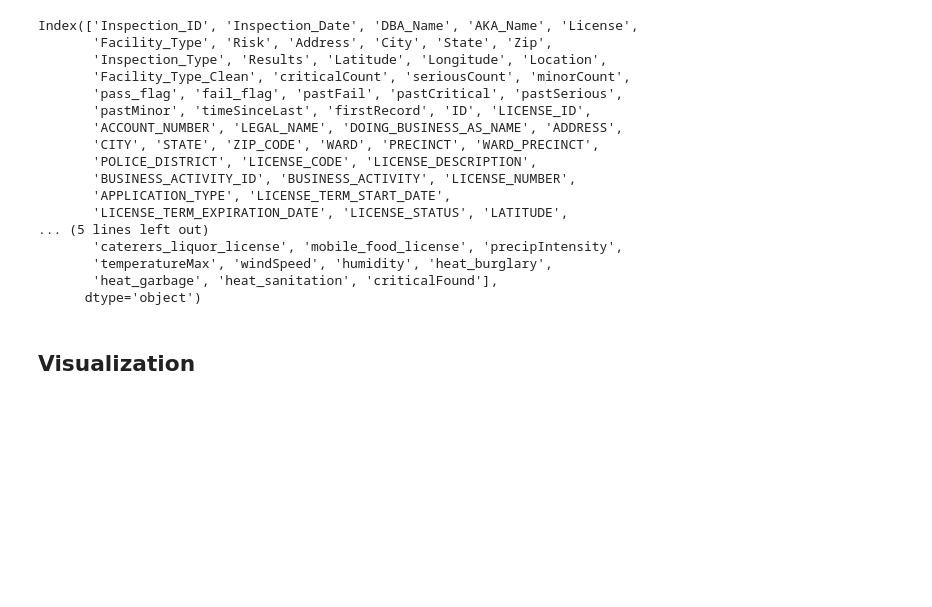
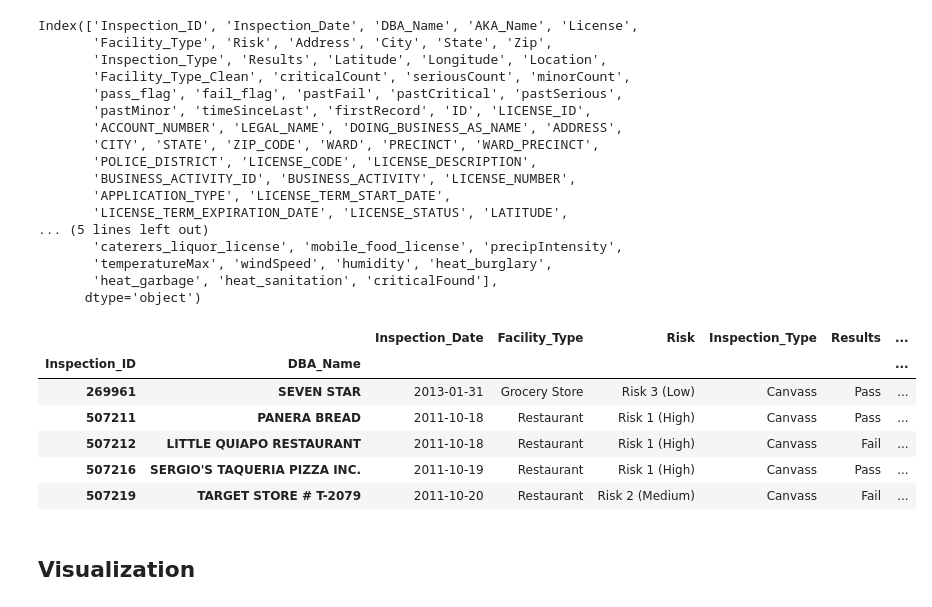
Before and after one commit to Luyi2/CSS_Project3_Team5_Fall2021, a Jupyter notebook: Project 3_Group-5.ipynb, the cells around one changed output. Drawn from its saved outputs; the diff is of its cells as text; code cells hidden in the pictures; blank space fills up the shorter version.

```diff
--- a/Project 3_Group-5.ipynb
+++ b/Project 3_Group-5.ipynb
@@ -94,6 +112,16 @@ chicago_inspections_2011_to_2013.set_index(['Inspection_ID', 'DBA_Name'], inplac
 # %%
 # Convert the Inspection Date to a datetime format
 chicago_inspections_2011_to_2013['Inspection_Date'] = pd.to_datetime(chicago_inspections_2011_to_2013['Inspection_Date'], infer_datetime_format=True)
+# %%
+chicago_inspections_2011_to_2013.head()
+# %% [output]
+|  |  | Inspection_Date | Facility_Type | Risk | Inspection_Type | Results | ... |
+| Inspection_ID | DBA_Name |  |  |  |  |  | ... |
+| 269961 | SEVEN STAR | 2013-01-31 | Grocery Store | Risk 3 (Low) | Canvass | Pass | ... |
+| 507211 | PANERA BREAD | 2011-10-18 | Restaurant | Risk 1 (High) | Canvass | Pass | ... |
+| 507212 | LITTLE QUIAPO RESTAURANT | 2011-10-18 | Restaurant | Risk 1 (High) | Canvass | Fail | ... |
+| 507216 | SERGIO'S TAQUERIA PIZZA INC. | 2011-10-19 | Restaurant | Risk 1 (High) | Canvass | Pass | ... |
+| 507219 | TARGET STORE # T-2079 | 2011-10-20 | Restaurant | Risk 2 (Medium) | Canvass | Fail | ... |
 # %% [markdown]
 ## Visualization
 # %% [markdown]
```
Also changed, not shown: parts of 36 cells of this notebook, 2 other files.
